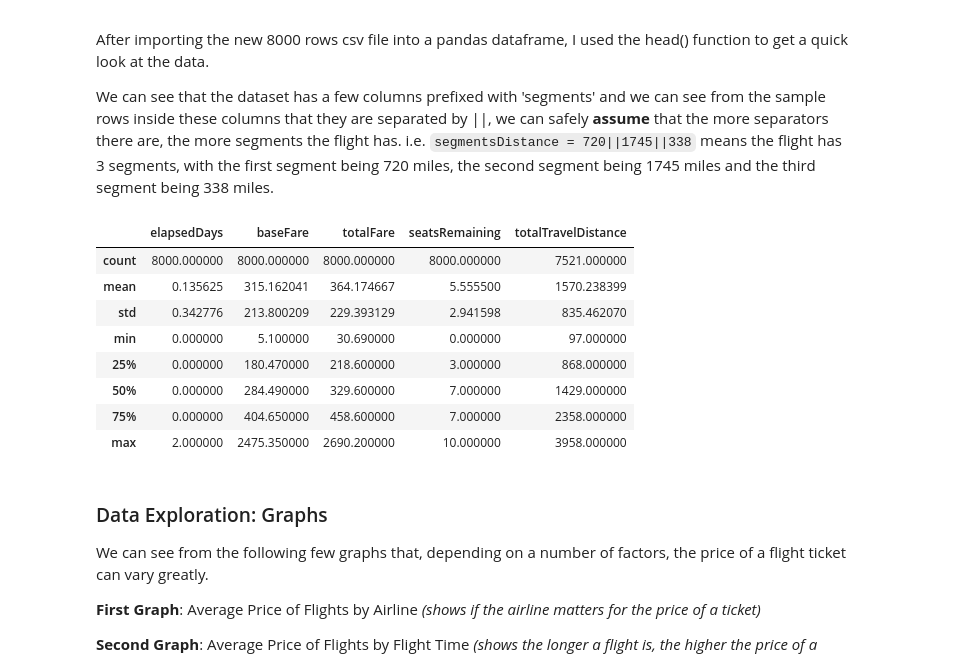
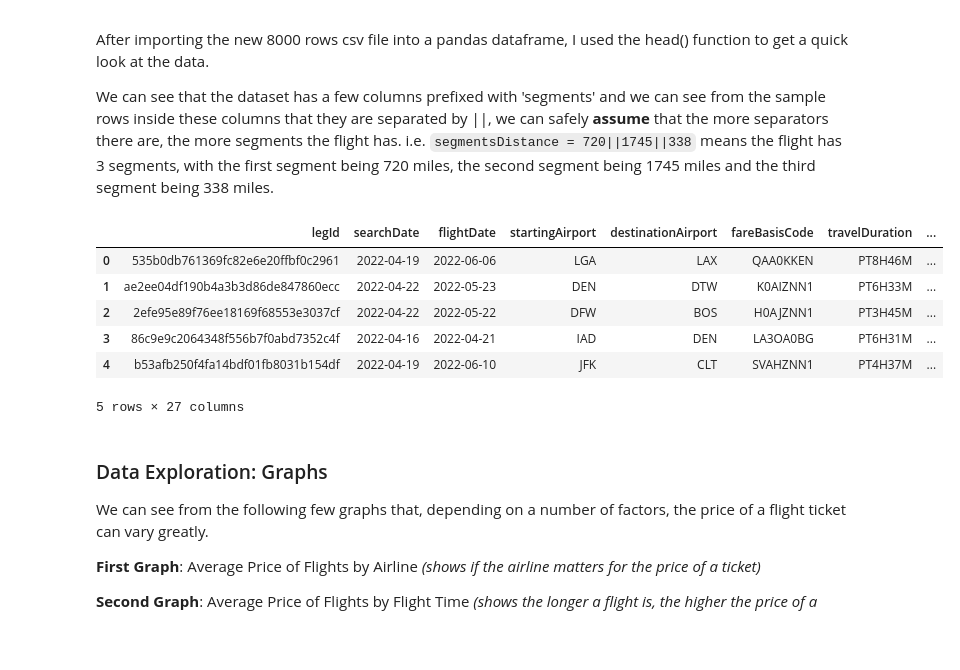
Before and after one commit to PuttTim/ticket-price-predictor, a Jupyter notebook: MLDP_Project.ipynb, the cells around one changed output. Saved outputs shown, nothing was run; the diff lists cells and outputs as text; code cells hidden in the pictures; blank space fills up the shorter version.

```diff
--- a/MLDP_Project.ipynb
+++ b/MLDP_Project.ipynb
@@ -36,19 +36,19 @@ We can see that the dataset has a few columns prefixed with 'segments' and we ca
 # %%
 # Loading the 8000 rows dataset
 
 df = pd.read_csv('dataset/combine/combined-csv-files-sample.csv')
 
-df.describe()
+df.head()
+# df.describe()
+# df.shape
 # %% [output]
-|  | elapsedDays | baseFare | totalFare | seatsRemaining | totalTravelDistance |
-| count | 8000.000000 | 8000.000000 | 8000.000000 | 8000.000000 | 7521.000000 |
-| mean | 0.135625 | 315.162041 | 364.174667 | 5.555500 | 1570.238399 |
-| std | 0.342776 | 213.800209 | 229.393129 | 2.941598 | 835.462070 |
-| min | 0.000000 | 5.100000 | 30.690000 | 0.000000 | 97.000000 |
-| 25% | 0.000000 | 180.470000 | 218.600000 | 3.000000 | 868.000000 |
-| 50% | 0.000000 | 284.490000 | 329.600000 | 7.000000 | 1429.000000 |
-| 75% | 0.000000 | 404.650000 | 458.600000 | 7.000000 | 2358.000000 |
-| max | 2.000000 | 2475.350000 | 2690.200000 | 10.000000 | 3958.000000 |
+|  | legId | searchDate | flightDate | startingAirport | destinationAirport | fareBasisCode | travelDuration | ... |
+| 0 | 535b0db761369fc82e6e20ffbf0c2961 | 2022-04-19 | 2022-06-06 | LGA | LAX | QAA0KKEN | PT8H46M | ... |
+| 1 | ae2ee04df190b4a3b3d86de847860ecc | 2022-04-22 | 2022-05-23 | DEN | DTW | K0AIZNN1 | PT6H33M | ... |
+| 2 | 2efe95e89f76ee18169f68553e3037cf | 2022-04-22 | 2022-05-22 | DFW | BOS | H0AJZNN1 | PT3H45M | ... |
+| 3 | 86c9e9c2064348f556b7f0abd7352c4f | 2022-04-16 | 2022-04-21 | IAD | DEN | LA3OA0BG | PT6H31M | ... |
+| 4 | b53afb250f4fa14bdf01fb8031b154df | 2022-04-19 | 2022-06-10 | JFK | CLT | SVAHZNN1 | PT4H37M | ... |
+5 rows × 27 columns
 # %% [markdown]
 ### Data Exploration: Graphs
 
```
Also changed, not shown: parts of 3 cells of this notebook.
